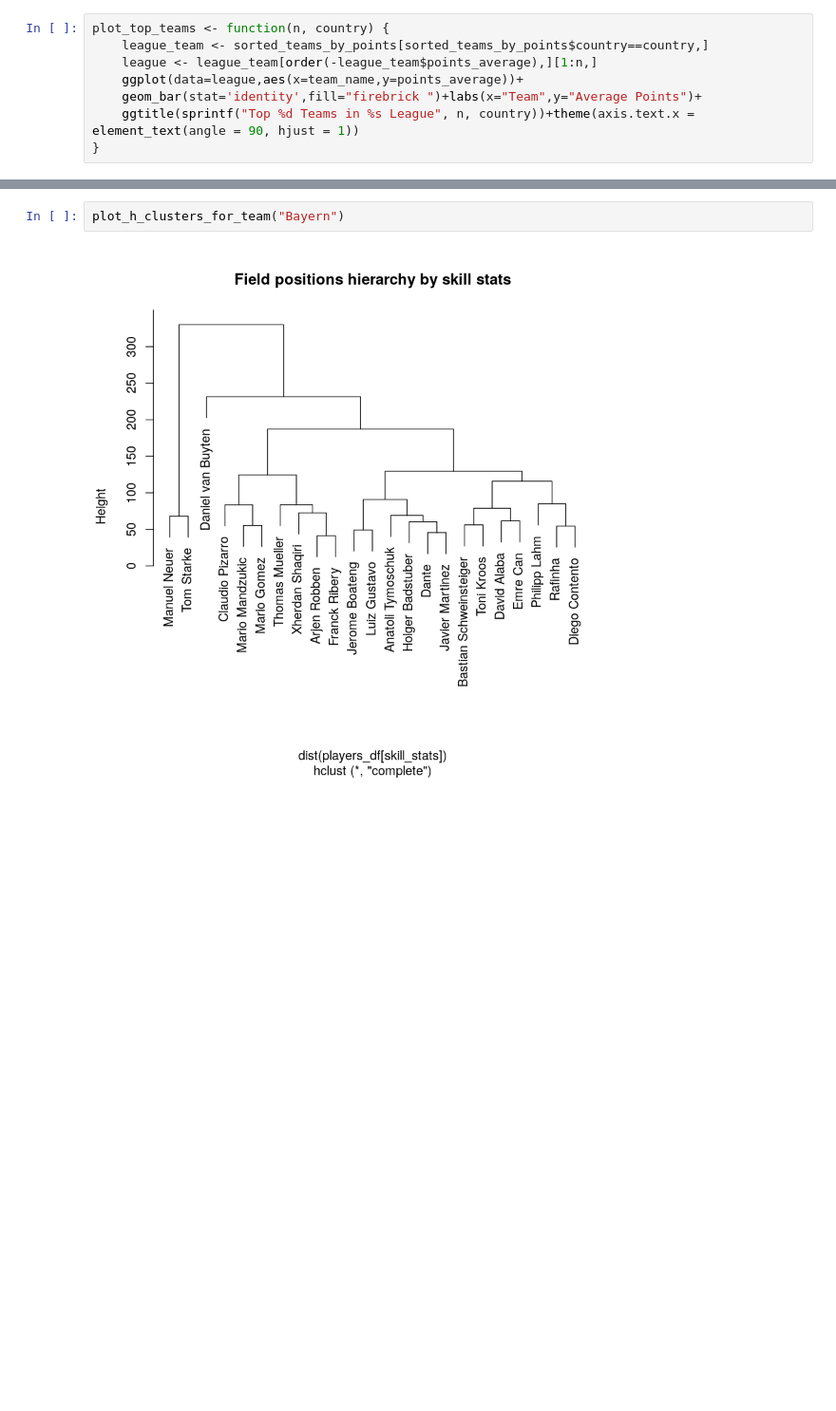
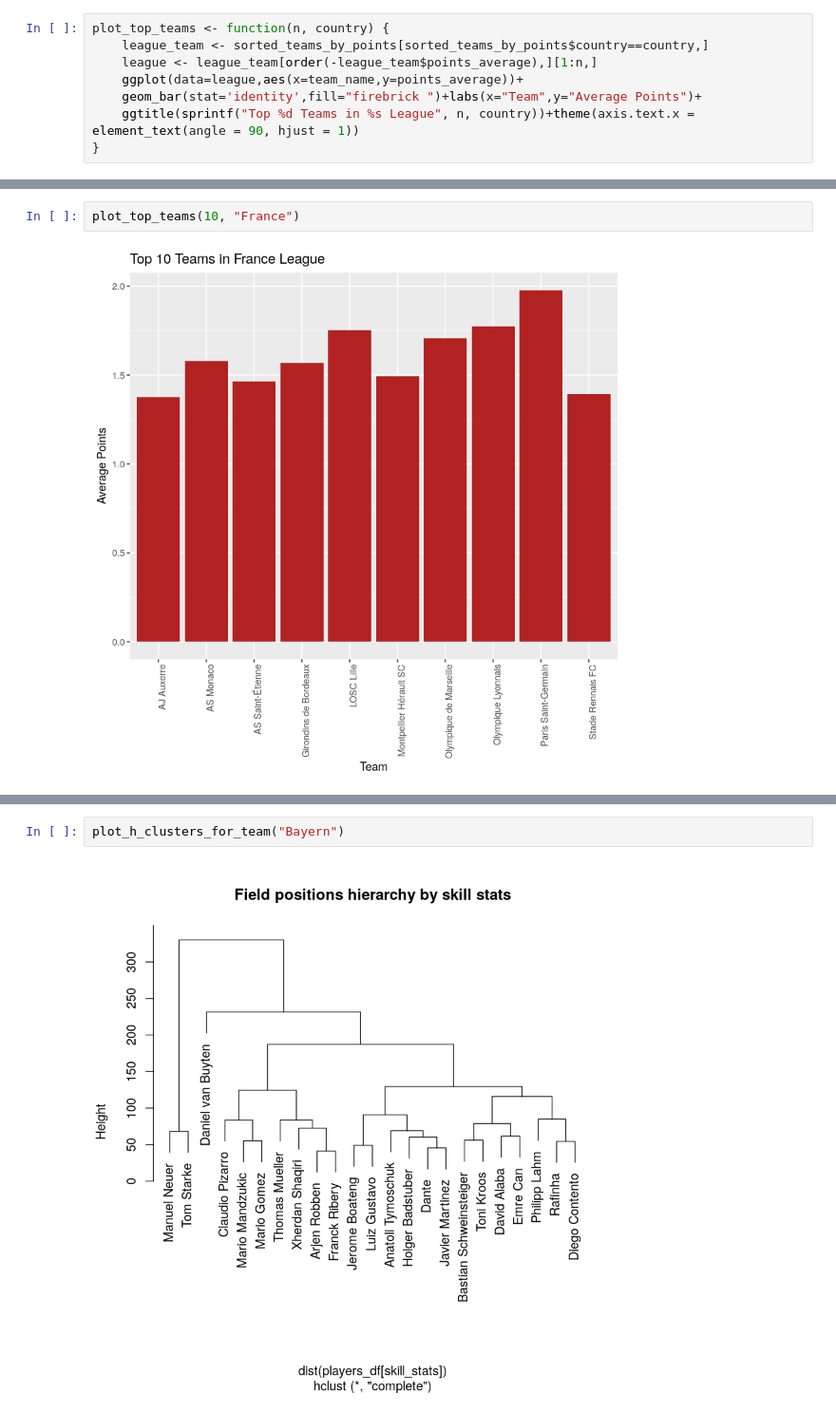
Before and after one commit to alexandruionascu/uvt, a Jupyter notebook: data_analysis_R/Project.ipynb, the cells around one changed output, grey strips where cells are left out. Shown at 95% size. Drawn from its saved outputs; the diff is of its cells as text; blank space fills up the shorter version.

```diff
--- a/data_analysis_R/Project.ipynb
+++ b/data_analysis_R/Project.ipynb
@@ -202,0 +202,4 @@ plot_top_teams(10, "Germany")
+# %%
+plot_top_teams(10, "France")
+# %% [output]
+[figure, added]
```
Also changed, not shown: parts of 38 cells of this notebook.
